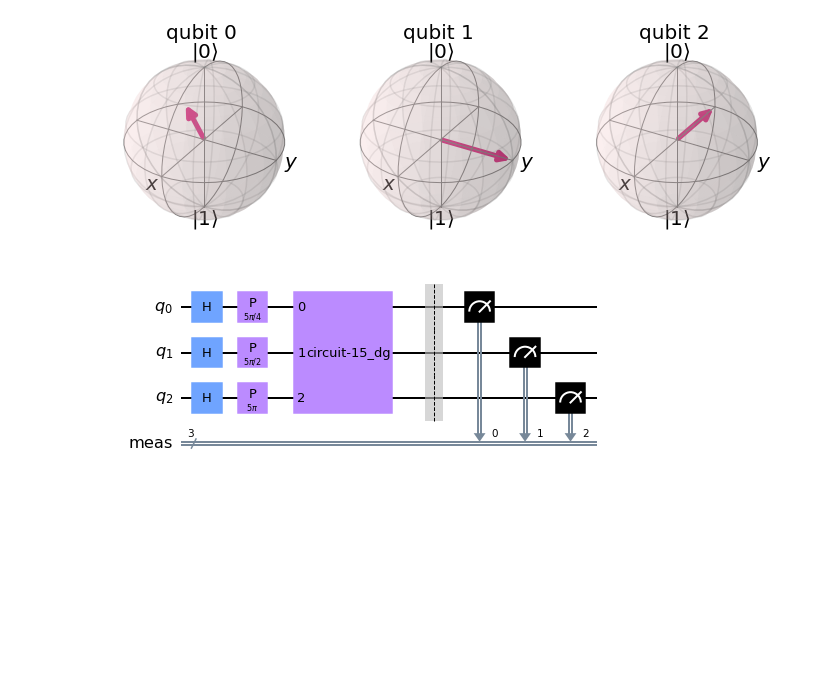
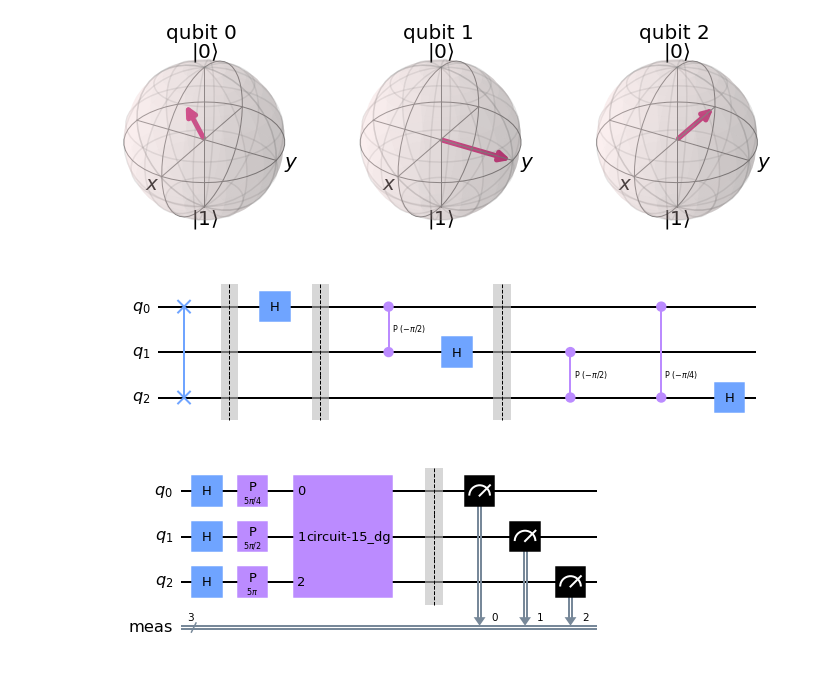
Before and after one commit to sarthag/Quantum-Algos-using-Qiskit, a Jupyter notebook: QFT.ipynb, the cells around one changed output. Drawn from its saved outputs; the diff is of its cells as text; code cells hidden in the pictures; blank space fills up the shorter version.

```diff
--- a/QFT.ipynb
+++ b/QFT.ipynb
@@ -133,4 +126,10 @@ out_vector = statevector_sim(qc)
 plot_bloch_multivector(out_vector)
 # %% [output]
 [figure]
+# %%
+qft_cir = qft(QuantumCircuit(n), n)
+invqft_circ = qft_cir.inverse()
+display(invqft_circ.draw('mpl'))
+# %% [output]
+[figure, added]
 # %%
```
Also changed, not shown: parts of 4 cells of this notebook, 1 other file.
